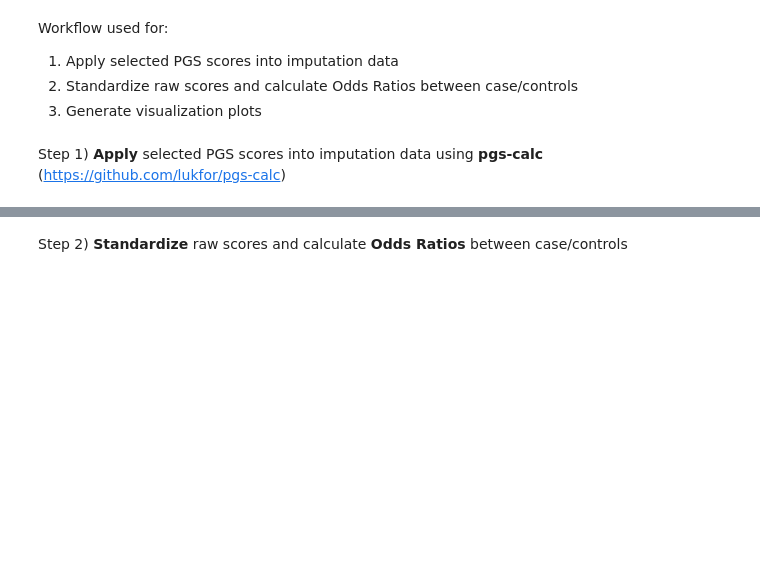
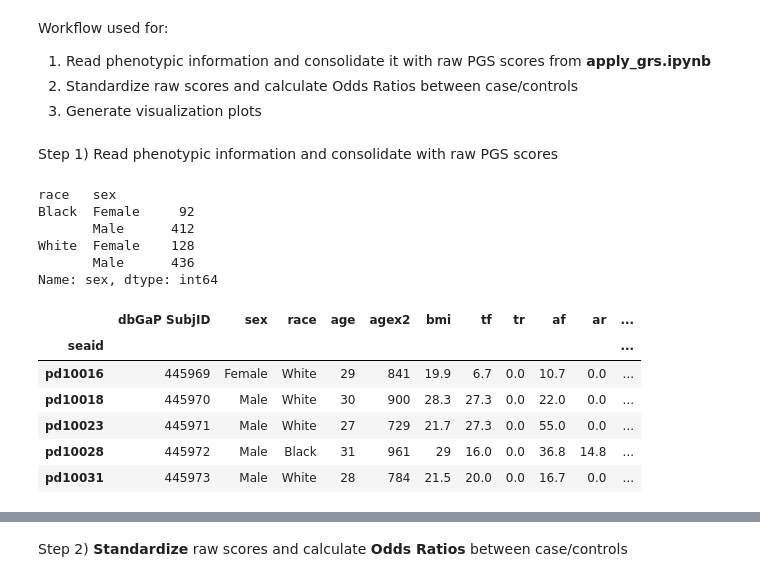
Before and after one commit to rodrigoguarischi/sea, a Jupyter notebook: calculate_grs_odds_ratios_and_create_plots.ipynb, the cells around one changed output, grey strips where cells are left out. Cells and saved outputs as stored; diff of their text form; code cells hidden in the pictures; blank space fills up the shorter version.

Commit message:
Separating script to run pgs-calc and get stats from raw scores

```diff
--- a/apply_pgs_and_plot_odds_ratios.ipynb
+++ b/calculate_grs_odds_ratios_and_create_plots.ipynb
@@ -1,6 +1,6 @@
 # %% [markdown]
 Workflow used for:
-  1. Apply selected PGS scores into imputation data
+  1. Read phenotypic information and consolidate it with raw PGS scores from **apply_grs.ipynb**
   1. Standardize raw scores and calculate Odds Ratios between case/controls
   1. Generate visualization plots
 # %%
@@ -14,2 +16,0 @@ import numpy as np
-# %% [markdown]
-Step 1) **Apply** selected PGS scores into imputation data using **pgs-calc** (https://github.com/lukfor/pgs-calc)
@@ -49,0 +17,34 @@ for min_r2 in [0, 0.3, 0.5, 0.8]:
+# %% [markdown]
+Step 1) Read phenotypic information and consolidate with raw PGS scores
+# %%
+os.chdir("/labs/tassimes/rodrigoguarischi/projects/sea/")
+
+# Read phenotypes and recode sex and race attributes
+sea_phenotypes = pd.read_table(
+    "data_preparation_to_imputation/86679/NHLBI/SEA_Herrington/phs000349v1/p1/phenotype/phs000349.v1.pht002191.v1.p1.c1.SEA_Phase2_Subject_Phenotypes.GRU.txt",
+    index_col="seaid",
+    comment="#")
+
+# Recode Sex and Race
+sea_phenotypes = sea_phenotypes.replace( {
+    "sex": { 1:"Male", 2:"Female" },
+    "race": { 1:"White", 2:"Black" }
+    } )
+
+# Print counts by race and sex and first lines from dataframe
+print( sea_phenotypes.groupby(["race","sex"])["sex"].count() )
+sea_phenotypes.head()
+# %% [output]
+race   sex
+Black  Female     92
+       Male      412
+White  Female    128
+       Male      436
+Name: sex, dtype: int64
+|  | dbGaP SubjID | sex | race | age | agex2 | bmi | tf | tr | af | ar | ... |
+| seaid |  |  |  |  |  |  |  |  |  |  | ... |
+| pd10016 | 445969 | Female | White | 29 | 841 | 19.9 | 6.7 | 0.0 | 10.7 | 0.0 | ... |
+| pd10018 | 445970 | Male | White | 30 | 900 | 28.3 | 27.3 | 0.0 | 22.0 | 0.0 | ... |
+| pd10023 | 445971 | Male | White | 27 | 729 | 21.7 | 27.3 | 0.0 | 55.0 | 0.0 | ... |
+| pd10028 | 445972 | Male | Black | 31 | 961 | 29 | 16.0 | 0.0 | 36.8 | 14.8 | ... |
+| pd10031 | 445973 | Male | White | 28 | 784 | 21.5 | 20.0 | 0.0 | 16.7 | 0.0 | ... |
```
Also changed, not shown: parts of 9 cells of this notebook, 2 other files.
